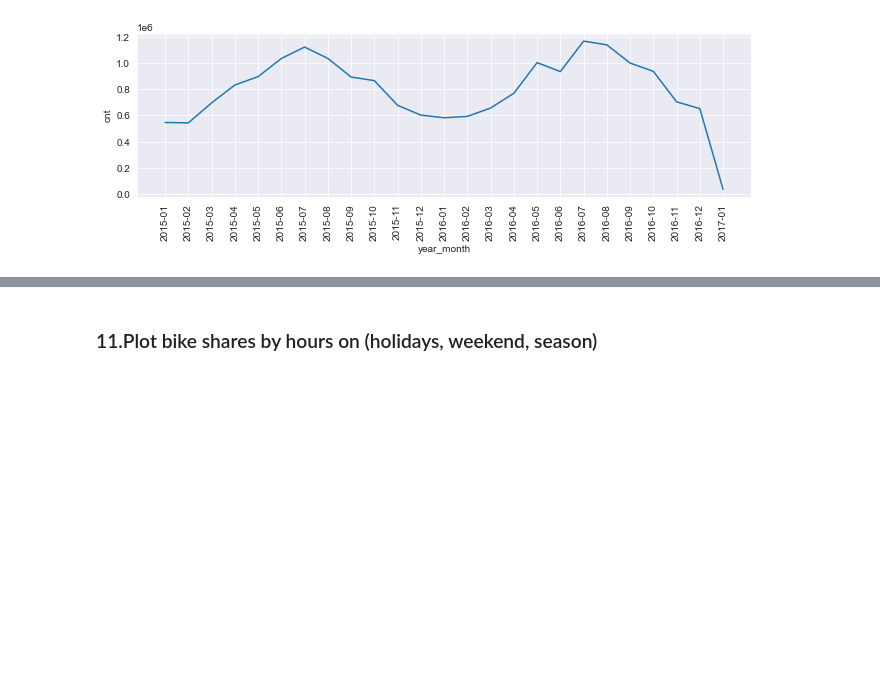
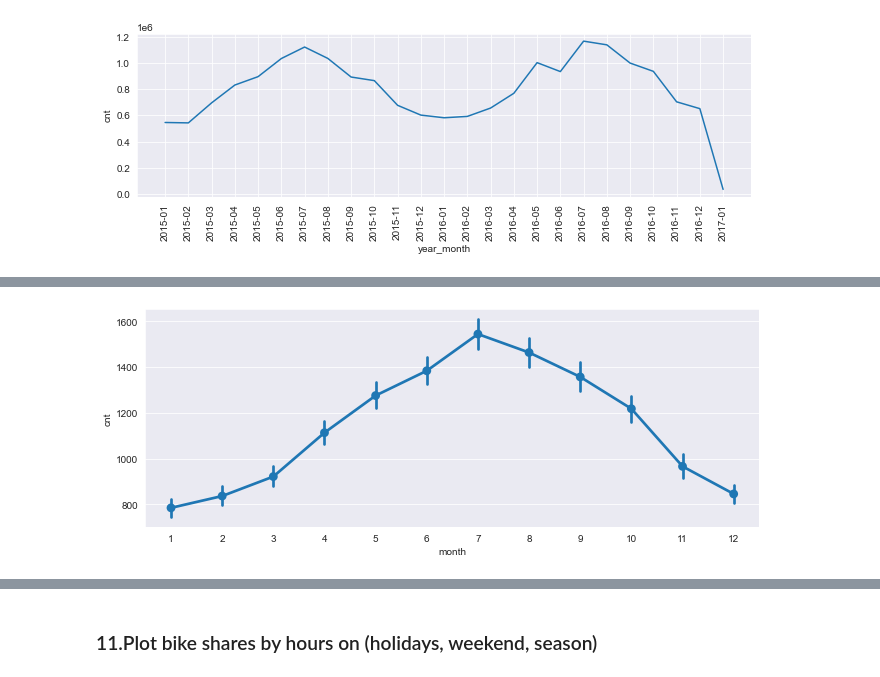
Before and after one commit to StephenKinggg/Data_Science_Course_Repo, a Jupyter notebook: 1. Projects_Assignment/8. DV_capstone_student.ipynb, the cells around one changed output, grey strips where cells are left out. Cells and saved outputs as stored; diff of their text form; code cells hidden in the pictures; blank space fills up the shorter version.

```diff
--- a/1. Projects_Assignment/8. DV_capstone_student.ipynb
+++ b/1. Projects_Assignment/8. DV_capstone_student.ipynb
@@ -465,0 +435,11 @@ plt.show()
+# %%
+# with pointplot
+
+plt.figure(figsize=(11,4))
+
+# sns.lineplot(x=df.groupby("year_month").cnt.sum().index, y=df.groupby("year_month").cnt.sum().values)
+sns.pointplot(x="month", y="cnt", data=df, marker="+")
+
+plt.show()
+# %% [output]
+[figure, added]
```
Also changed, not shown: parts of 28 cells of this notebook, 2 other files.
